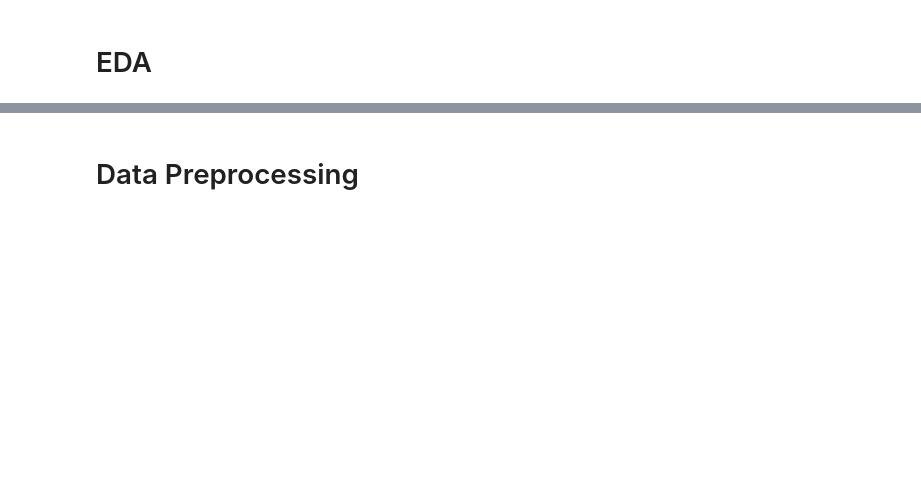
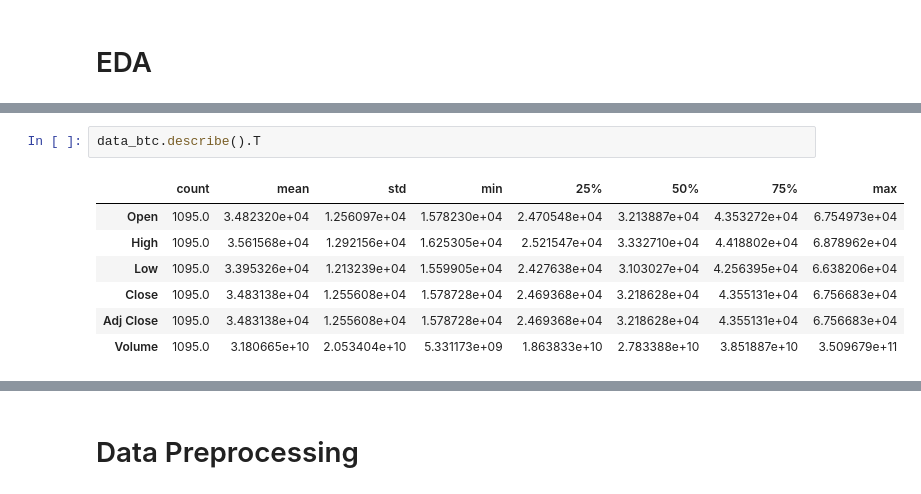
Before and after one commit to adiprrassetyo/forecast-tse-arima, a Jupyter notebook: main.ipynb, the cells around one changed output, grey strips where cells are left out. Cells and saved outputs as stored; diff of their text form; blank space fills up the shorter version.

```diff
--- a/main.ipynb
+++ b/main.ipynb
@@ -43,0 +85,10 @@ from statsmodels.graphics.tsaplots import plot_acf, plot_pacf
+# %%
+data_btc.describe().T
+# %% [output]
+|  | count | mean | std | min | 25% | 50% | 75% | max |
+| Open | 1095.0 | 3.482320e+04 | 1.256097e+04 | 1.578230e+04 | 2.470548e+04 | 3.213887e+04 | 4.353272e+04 | 6.754973e+04 |
+| High | 1095.0 | 3.561568e+04 | 1.292156e+04 | 1.625305e+04 | 2.521547e+04 | 3.332710e+04 | 4.418802e+04 | 6.878962e+04 |
+| Low | 1095.0 | 3.395326e+04 | 1.213239e+04 | 1.559905e+04 | 2.427638e+04 | 3.103027e+04 | 4.256395e+04 | 6.638206e+04 |
+| Close | 1095.0 | 3.483138e+04 | 1.255608e+04 | 1.578728e+04 | 2.469368e+04 | 3.218628e+04 | 4.355131e+04 | 6.756683e+04 |
+| Adj Close | 1095.0 | 3.483138e+04 | 1.255608e+04 | 1.578728e+04 | 2.469368e+04 | 3.218628e+04 | 4.355131e+04 | 6.756683e+04 |
+| Volume | 1095.0 | 3.180665e+10 | 2.053404e+10 | 5.331173e+09 | 1.863833e+10 | 2.783388e+10 | 3.851887e+10 | 3.509679e+11 |
```
Also changed, not shown: parts of 14 cells of this notebook, 5 other files.
